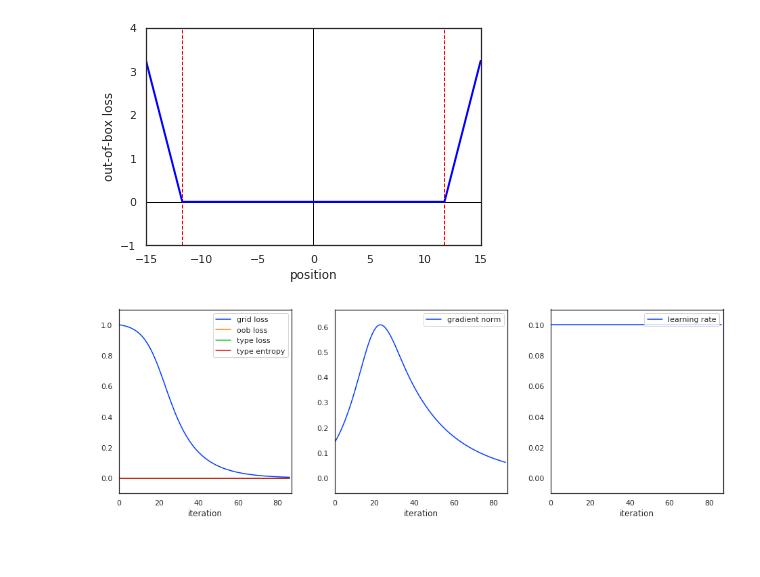
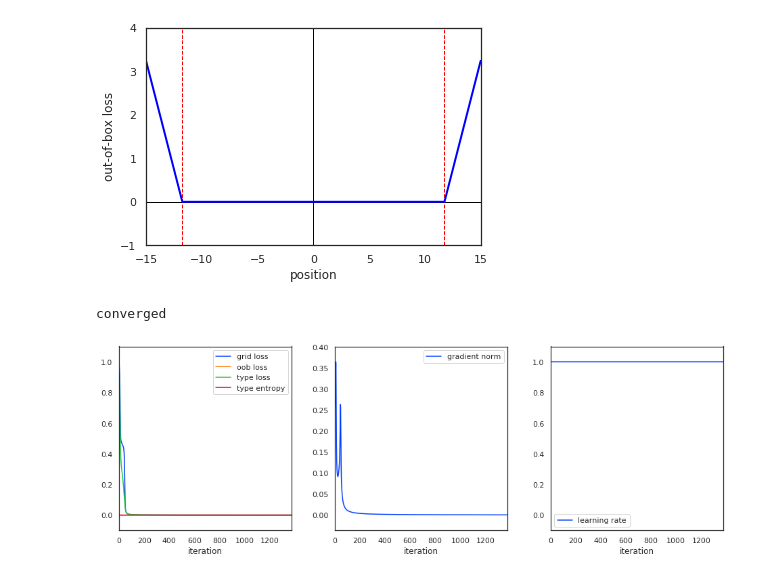
Before and after one commit to mattragoza/ipython-notebooks, a Jupyter notebook: molgrid_rnn.ipynb, the cells around one changed output. Saved outputs shown, nothing was run; the diff lists cells and outputs as text; code cells hidden in the pictures; blank space fills up the shorter version.

Commit message:
add MolNet base class and test type loss, random init

```diff
--- a/molgrid_rnn.ipynb
+++ b/molgrid_rnn.ipynb
@@ -290,16 +287,12 @@ c2grid = molgrid.Coords2Grid(gmaker, center=(0,0,0))
 
 device = 'cpu'
 n_atoms = 2
+n_latent = 128
 temp = 0.0
-model = MolgridXYZ(n_atoms=n_atoms, n_types=n_types).to(device)
+model = MolStruct(n_atoms, n_types, dims, n_latent).to(device)
 model.apply(weight_init)
 
-model.coords.data[0,:] = torch.tensor([ 0.1,0,0])
-model.coords.data[1,:] = torch.tensor([-0.1,0,0])
-model.types.data[...] = 0
-model.types.data[:,10] = 10
-
-optimizer = optim.SGD(model.parameters(), lr=1e-1, momentum=0)
+optimizer = optim.SGD(model.parameters(), lr=1e-0, momentum=0)
 lr_policy = optim.lr_scheduler.StepLR(optimizer, 1, gamma=0.5)
 
 losses = []
@@ -315,8 +308,8 @@ pred_out = open('pred.xyz', 'wt')
 arrows_out = open('pred_arrows.pymol', 'wt')
 
 batch_size = 1
-n_iterations = 200
-step_interval = 200
+n_iterations = 2000
+step_interval = 2000
 print_interval = 1
 
 grid_true = torch.empty(batch_size, *dims, dtype=torch.float32, device=device)
@@ -328,13 +321,13 @@ ax[0].plot(grid_losses, label='grid loss')
 ax[0].plot(oob_losses, label='oob loss')
 ax[0].plot(type_losses, label='type loss')
 ax[0].plot(type_entropies, label='type entropy')
-ax[0].legend(loc=1)
+ax[0].legend(loc=0)
 ax[0].set_xlabel('iteration')
 ax[1].plot(grad_norms, label='gradient norm')
-ax[1].legend(loc=1)
+ax[1].legend(loc=0)
 ax[1].set_xlabel('iteration')
 ax[2].plot(lrs, label='learning rate')
-ax[2].legend(loc=1)
+ax[2].legend(loc=0)
 ax[2].set_xlabel('iteration')
 
 i = 0
@@ -357,9 +350,9 @@ while i < n_iterations:
 
         if i == 0:
             k_grid_loss    = 1/float(grid_loss)
-            k_oob_loss     = 0 #1
-            k_type_loss    = 0 #1/float(type_loss)
-            k_type_entropy = 0 #1/float(type_entropy)
+            k_oob_loss     = 1
+            k_type_loss    = 1/float(type_loss)
+            k_type_entropy = 0/float(type_entropy)
 
         grid_loss    *= k_grid_loss
         oob_loss     *= k_oob_loss
@@ -424,34 +417,35 @@ while i < n_iterations:
             grid_loss    *= k_grid_loss
             oob_loss     *= k_oob_loss
             type_loss    *= k_type_loss
             type_entropy *= k_type_entropy
             loss = grid_loss + oob_loss + type_loss + type_entropy
 
             loss.backward()
             nn.utils.clip_grad_norm_(model.parameters(), 100)
 
             write_xyz_and_arrows(
                 typesd.detach().cpu().numpy()[:1,:,:],
                 coords.detach().cpu().numpy()[:1,:,:],
                 coords.grad.detach().cpu().numpy()[:1,:,:],
                 pred_out, arrows_out, sample=True,
                 state=i//print_interval,
                 scale=-5)
             pred_out.flush()
             arrows_out.flush()
 
             if grad_norms[-1] < 5e-4:
                 print('converged')
                 break
 
         if i % step_interval == 0:
             lr_policy.step()
 
     except KeyboardInterrupt:
         print('interrupted')
         break
 # %% [output]
+converged
-[figure, old version]
+[figure, new version]
 # %%
 print(k_grid_loss, k_oob_loss, k_type_loss, k_type_entropy)
 # %%
```
Also changed, not shown: parts of 2 cells of this notebook.
